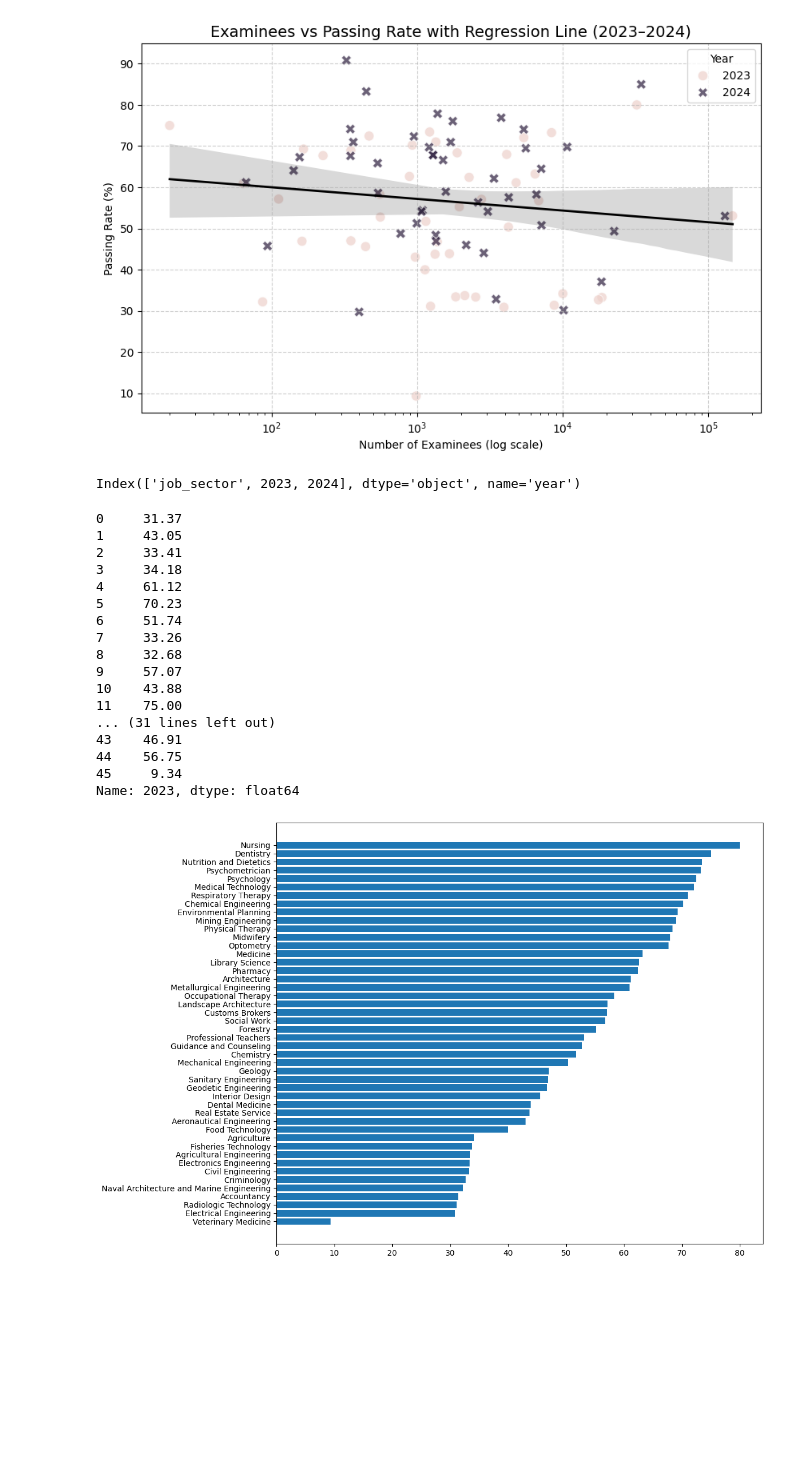
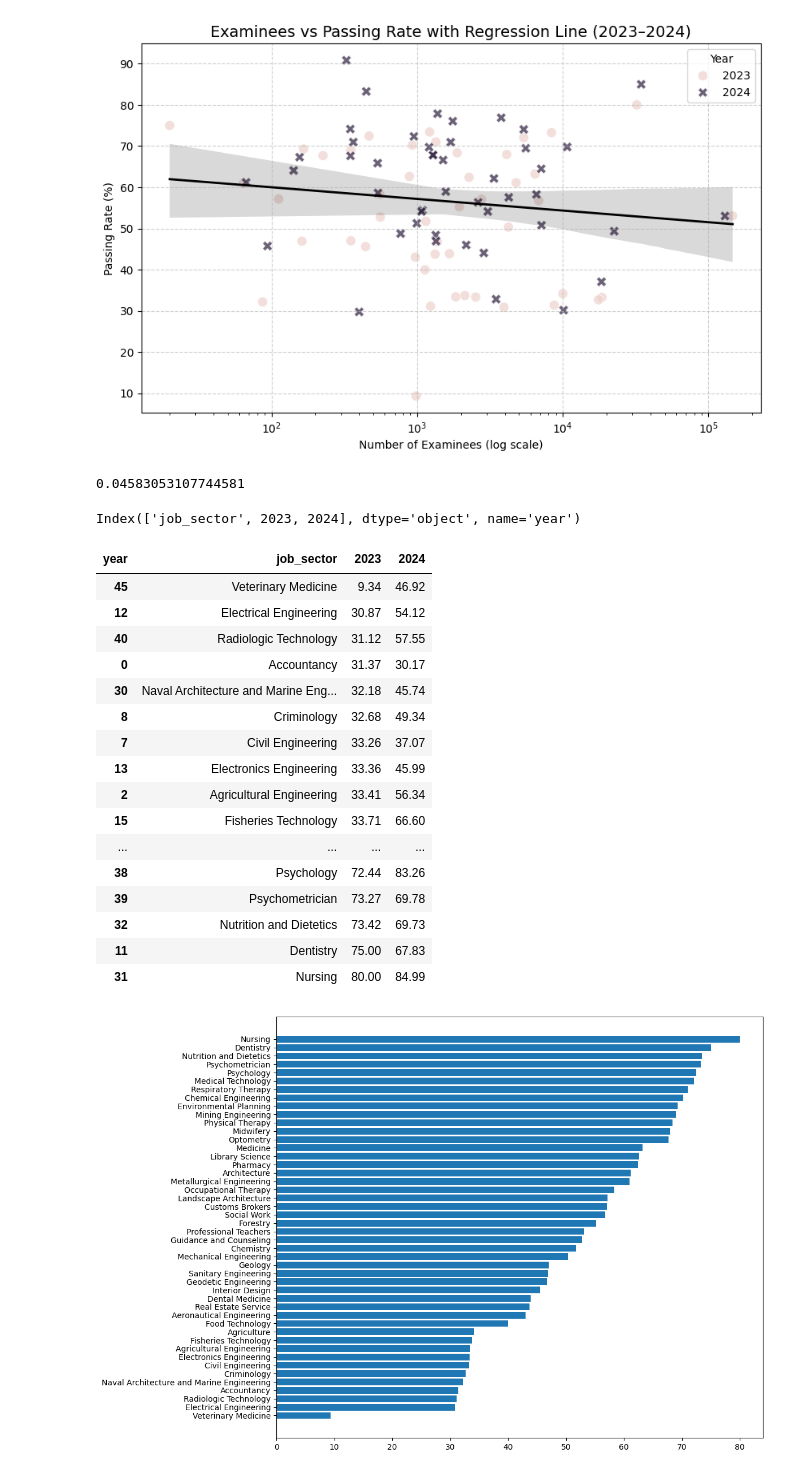
Before and after one commit to BSDSBA-JF/wadwani_intern, a Jupyter notebook: 01_mca_job_list/EDCOM/PRC EDA.ipynb, the cells around one changed output. Saved outputs shown, nothing was run; the diff lists cells and outputs as text; code cells hidden in the pictures; blank space fills up the shorter version.

```diff
--- a/01_mca_job_list/EDCOM/PRC EDA.ipynb
+++ b/01_mca_job_list/EDCOM/PRC EDA.ipynb
@@ -171,30 +171,34 @@ plt.legend(title="Year")
 plt.show()
 # %% [output]
 [figure]
+# %%
+df_all['passers'].corr(df_all['passing_rate'])
+# %% [output]
+0.04583053107744581
 # %%
 df_compare.columns
 # %% [output]
 Index(['job_sector', 2023, 2024], dtype='object', name='year')
 # %%
-df_compare[2023]
+df_compare
 # %% [output]
-0     31.37
-1     43.05
-2     33.41
-3     34.18
-4     61.12
-5     70.23
-6     51.74
-7     33.26
-8     32.68
-9     57.07
-10    43.88
-11    75.00
-... (31 lines left out)
-43    46.91
-44    56.75
-45     9.34
-Name: 2023, dtype: float64
+| year | job_sector | 2023 | 2024 |
+| 45 | Veterinary Medicine | 9.34 | 46.92 |
+| 12 | Electrical Engineering | 30.87 | 54.12 |
+| 40 | Radiologic Technology | 31.12 | 57.55 |
+| 0 | Accountancy | 31.37 | 30.17 |
+| 30 | Naval Architecture and Marine Eng... | 32.18 | 45.74 |
+| 8 | Criminology | 32.68 | 49.34 |
+| 7 | Civil Engineering | 33.26 | 37.07 |
+| 13 | Electronics Engineering | 33.36 | 45.99 |
+| 2 | Agricultural Engineering | 33.41 | 56.34 |
+| 15 | Fisheries Technology | 33.71 | 66.60 |
+| ... | ... | ... | ... |
+| 38 | Psychology | 72.44 | 83.26 |
+| 39 | Psychometrician | 73.27 | 69.78 |
+| 32 | Nutrition and Dietetics | 73.42 | 69.73 |
+| 11 | Dentistry | 75.00 | 67.83 |
+| 31 | Nursing | 80.00 | 84.99 |
 # %%
 df_compare.sort_values(by=2023, inplace=True)
 plt.figure(figsize=(12, 8))
```
